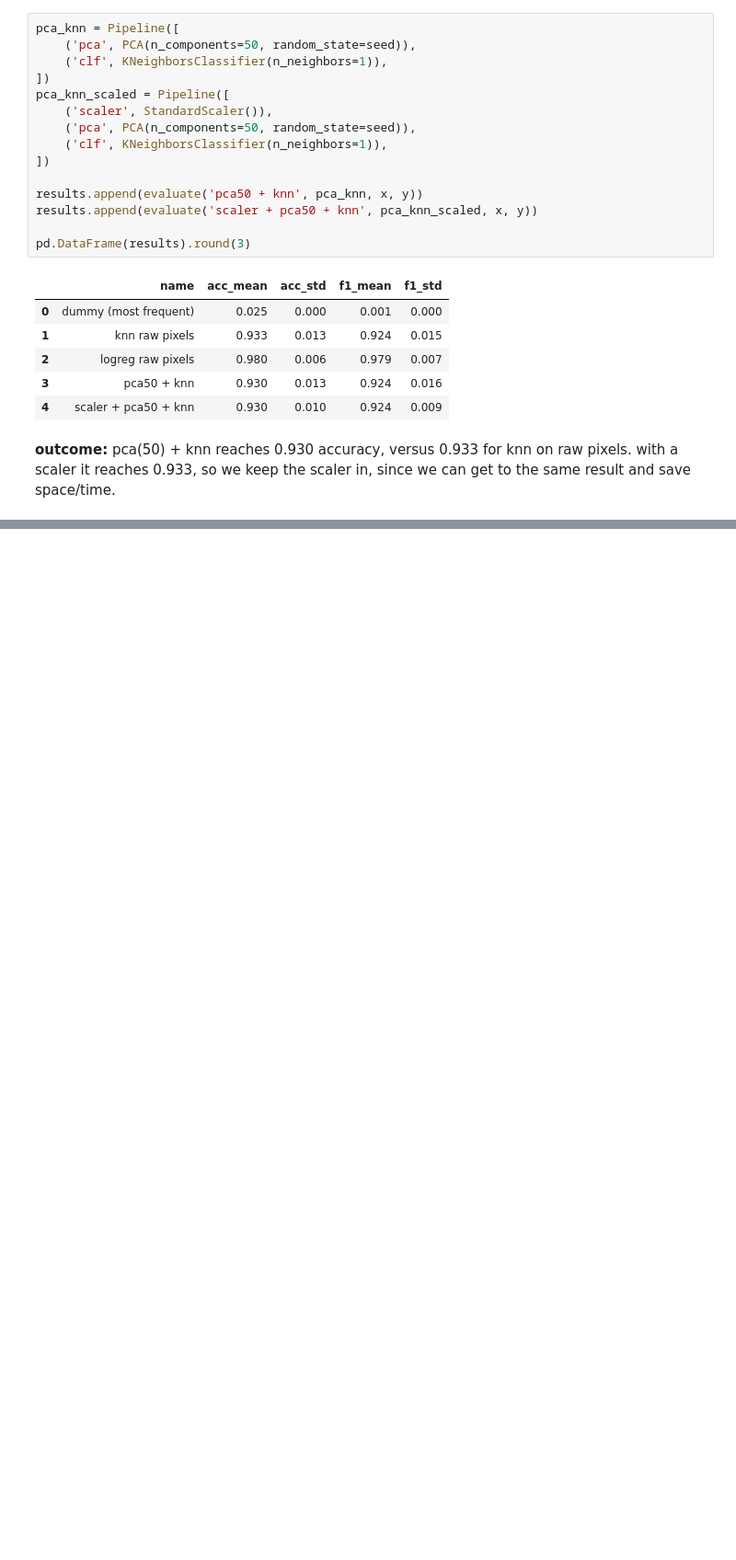
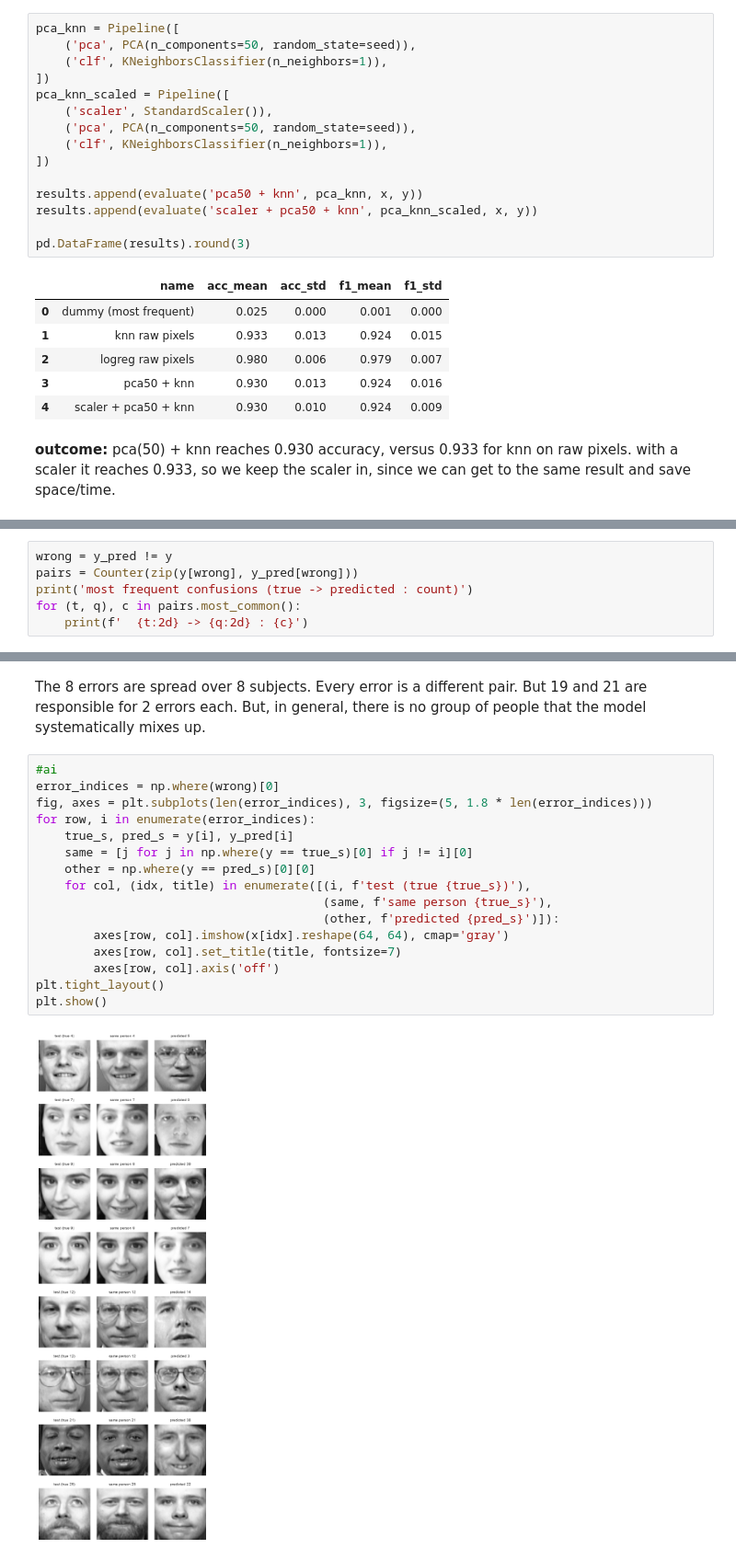
Before and after one commit to mchemrl/pca-face-recognition, a Jupyter notebook: main.ipynb, the cells around one changed output, grey strips where cells are left out. Shown at 92% size. Drawn from its saved outputs; the diff is of its cells as text; blank space fills up the shorter version.

```diff
--- a/main.ipynb
+++ b/main.ipynb
@@ -184,0 +505,6 @@ pd.DataFrame(results).round(3)
+# %%
+wrong = y_pred != y
+pairs = Counter(zip(y[wrong], y_pred[wrong]))
+print('most frequent confusions (true -> predicted : count)')
+for (t, q), c in pairs.most_common():
+    print(f'  {t:2d} -> {q:2d} : {c}')
@@ -184,0 +532,20 @@ pd.DataFrame(results).round(3)
+# %% [markdown]
+The 8 errors are spread over 8 subjects. Every error is a different pair. But 19 and 21 are responsible for 2 errors each. But, in general, there is no group of people that the model systematically mixes up.
+# %%
+#ai
+error_indices = np.where(wrong)[0]
+fig, axes = plt.subplots(len(error_indices), 3, figsize=(5, 1.8 * len(error_indices)))
+for row, i in enumerate(error_indices):
+    true_s, pred_s = y[i], y_pred[i]
+    same = [j for j in np.where(y == true_s)[0] if j != i][0]
+    other = np.where(y == pred_s)[0][0]
+    for col, (idx, title) in enumerate([(i, f'test (true {true_s})'),
+                                        (same, f'same person {true_s}'),
+                                        (other, f'predicted {pred_s}')]):
+        axes[row, col].imshow(x[idx].reshape(64, 64), cmap='gray')
+        axes[row, col].set_title(title, fontsize=7)
+        axes[row, col].axis('off')
+plt.tight_layout()
+plt.show()
+# %% [output]
+[figure, added]
```
Also changed, not shown: parts of 35 cells of this notebook.
